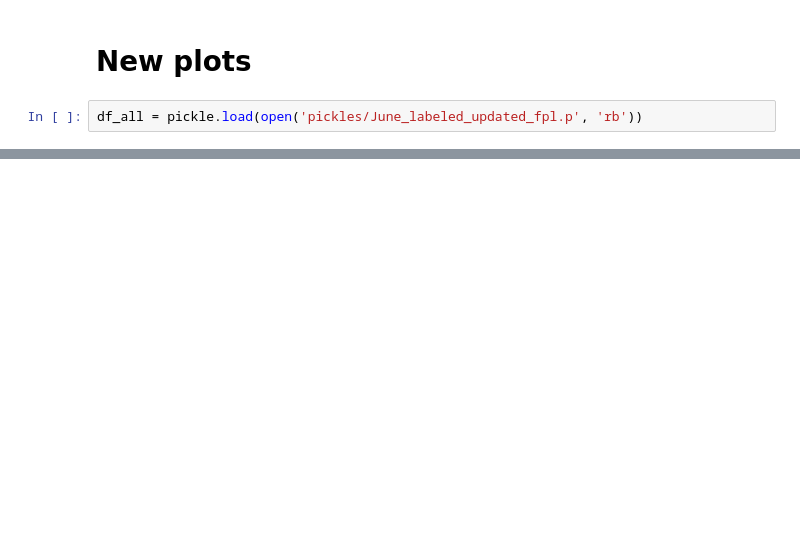
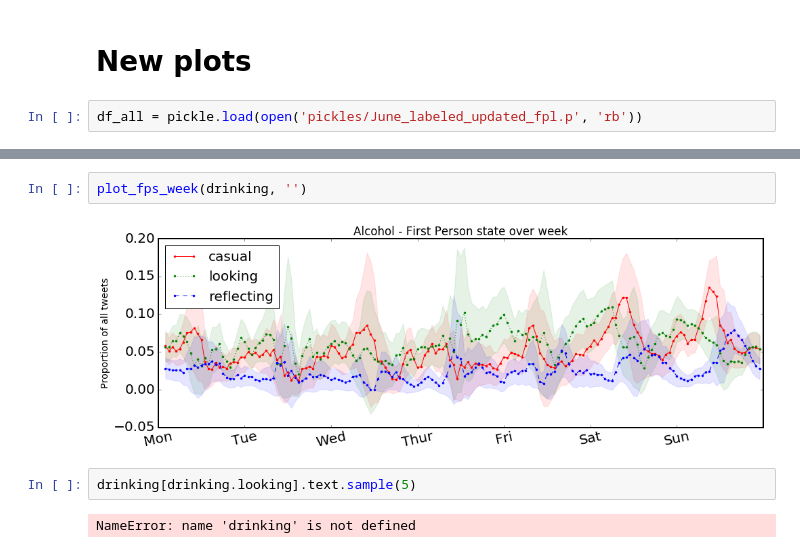
Before and after one commit to tj2huang/nyu-twipsy, a Jupyter notebook: Plot by week.ipynb, the cells around one changed output, grey strips where cells are left out. Drawn from its saved outputs; the diff is of its cells as text; blank space fills up the shorter version.

```diff
--- a/Plot by week.ipynb
+++ b/Plot by week.ipynb
@@ -119,0 +271,8 @@ compare_fpl_weeks(reflecting, '')
+# %%
+plot_fps_week(drinking, '')
+# %% [output]
+[figure, added]
+# %%
+drinking[drinking.looking].text.sample(5)
+# %% [output]
+NameError: name 'drinking' is not defined
```
Also changed, not shown: parts of 17 cells of this notebook, 1 other file.
